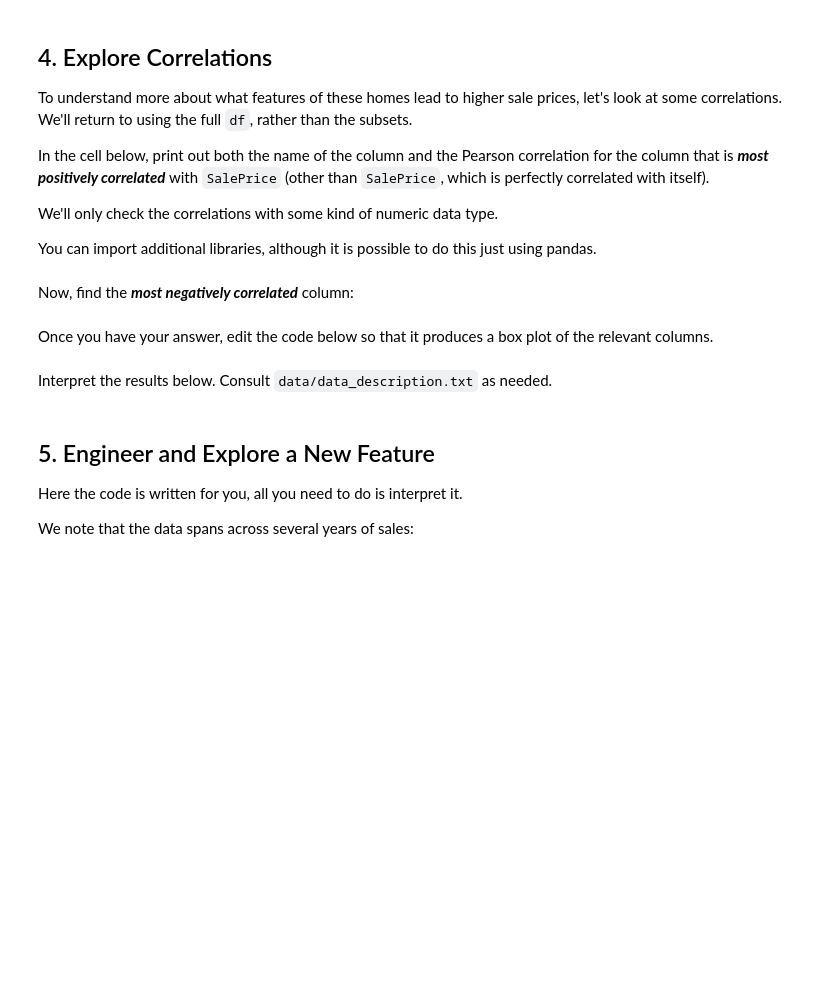
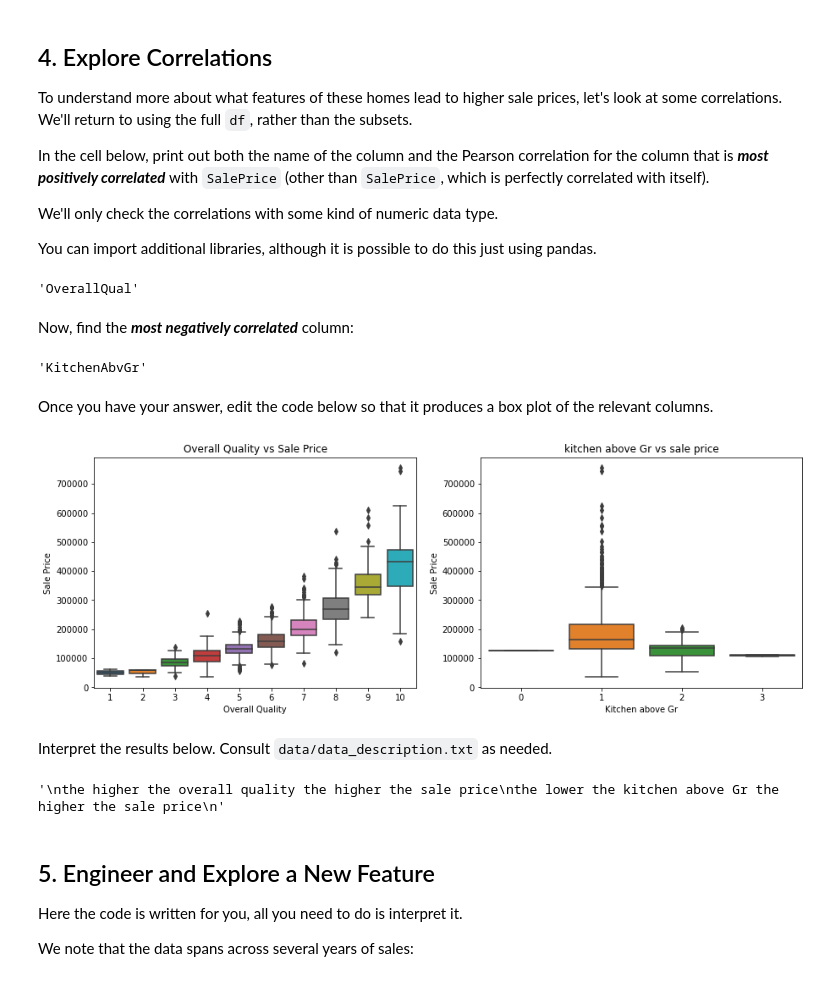
Before and after one commit to Sandrakiptumm/dsc-pandas-eda-lab, a Jupyter notebook: index.ipynb, the cells around one changed output. Drawn from its saved outputs; the diff is of its cells as text; code cells hidden in the pictures; blank space fills up the shorter version.

```diff
--- a/index.ipynb
+++ b/index.ipynb
@@ -388,3 +406,11 @@ You can import additional libraries, although it is possible to do this just usi
+# %%
+# Your code here
+correlation = df.corr()["SalePrice"].sort_values(ascending = False)
+correlation = correlation.drop("SalePrice")
+most_positively_correlated_column = correlation.idxmax()
+most_positively_correlated_column
+# %% [output]
+'OverallQual'
 # %% [markdown]
 Now, find the ***most negatively correlated*** column:
 # %%
@@ -392,31 +420,37 @@ Now, find the ***most negatively correlated*** column:
+# %%
+most_negatively_correlated_column
+# %% [output]
+'KitchenAbvGr'
 # %% [markdown]
 Once you have your answer, edit the code below so that it produces a box plot of the relevant columns.
 # %%
 # Replace None with appropriate code
 
 import seaborn as sns
 
 fig, (ax1, ax2) = plt.subplots(ncols=2, figsize=(15,5))
 
 # Plot distribution of column with highest correlation
 sns.boxplot(
-    x=None,
+    x=df["OverallQual"],
     y=df["SalePrice"],
     ax=ax1
 )
 # Plot distribution of column with most negative correlation
 sns.boxplot(
-    x=None,
-    y=df["SalePrice"],
+    x = df["KitchenAbvGr"],
+    y = df["SalePrice"],
     ax=ax2
 )
 
 # Customize labels
-ax1.set_title(None)
-ax1.set_xlabel(None)
+ax1.set_title("Overall Quality vs Sale Price")
+ax1.set_xlabel("Overall Quality")
 ax1.set_ylabel("Sale Price")
-ax2.set_title(None)
-ax2.set_xlabel(None)
+ax2.set_title("kitchen above Gr vs sale price")
+ax2.set_xlabel("Kitchen above Gr")
 ax2.set_ylabel("Sale Price");
+# %% [output]
+[figure, added]
 # %% [markdown]
 Interpret the results below. Consult `data/data_description.txt` as needed.
@@ -428,3 +457,11 @@ None
+# %%
+# Replace None with appropriate text
+"""
+the higher the overall quality the higher the sale price
+the lower the kitchen above Gr the higher the sale price
+"""
+# %% [output]
+'\nthe higher the overall quality the higher the sale price\nthe lower the kitchen above Gr the higher the sale price\n'
 # %% [markdown]
 ## 5. Engineer and Explore a New Feature
 
```
Also changed, not shown: parts of 14 cells of this notebook.
